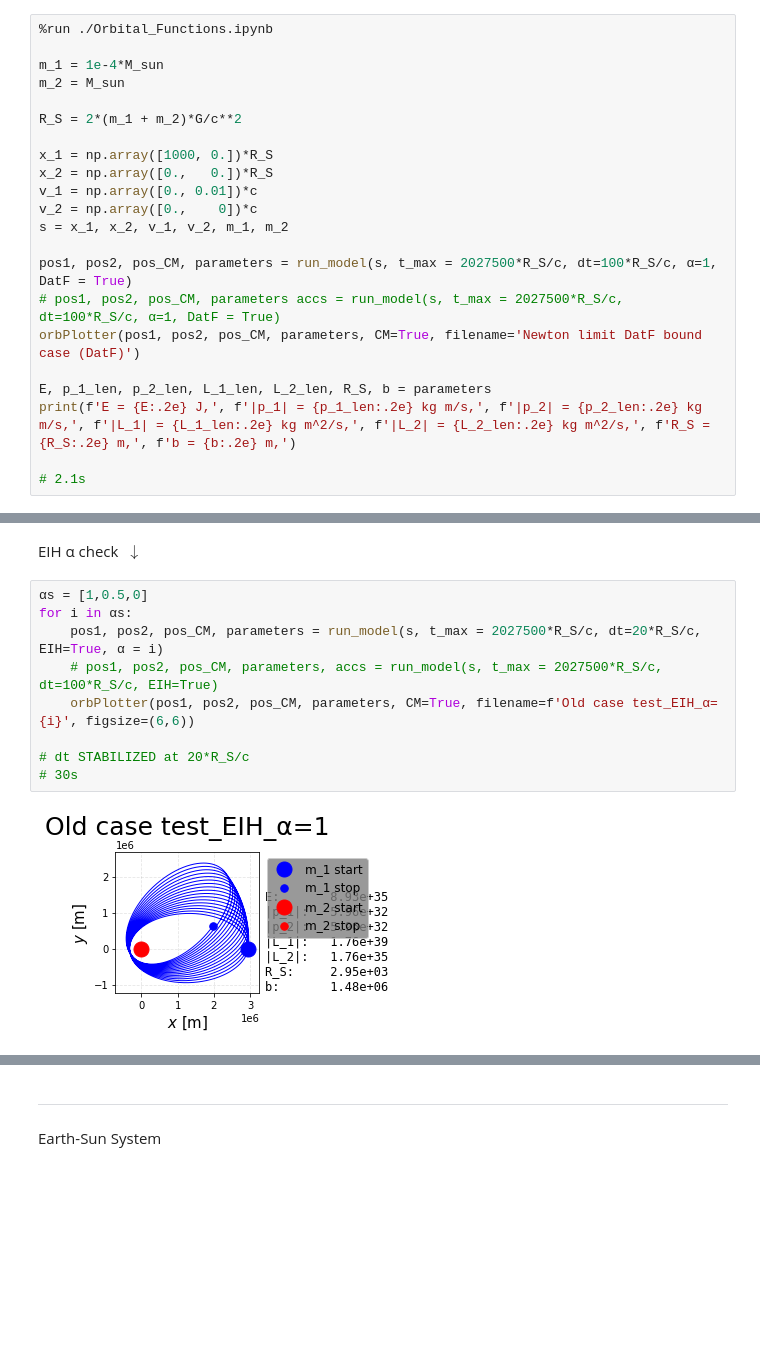
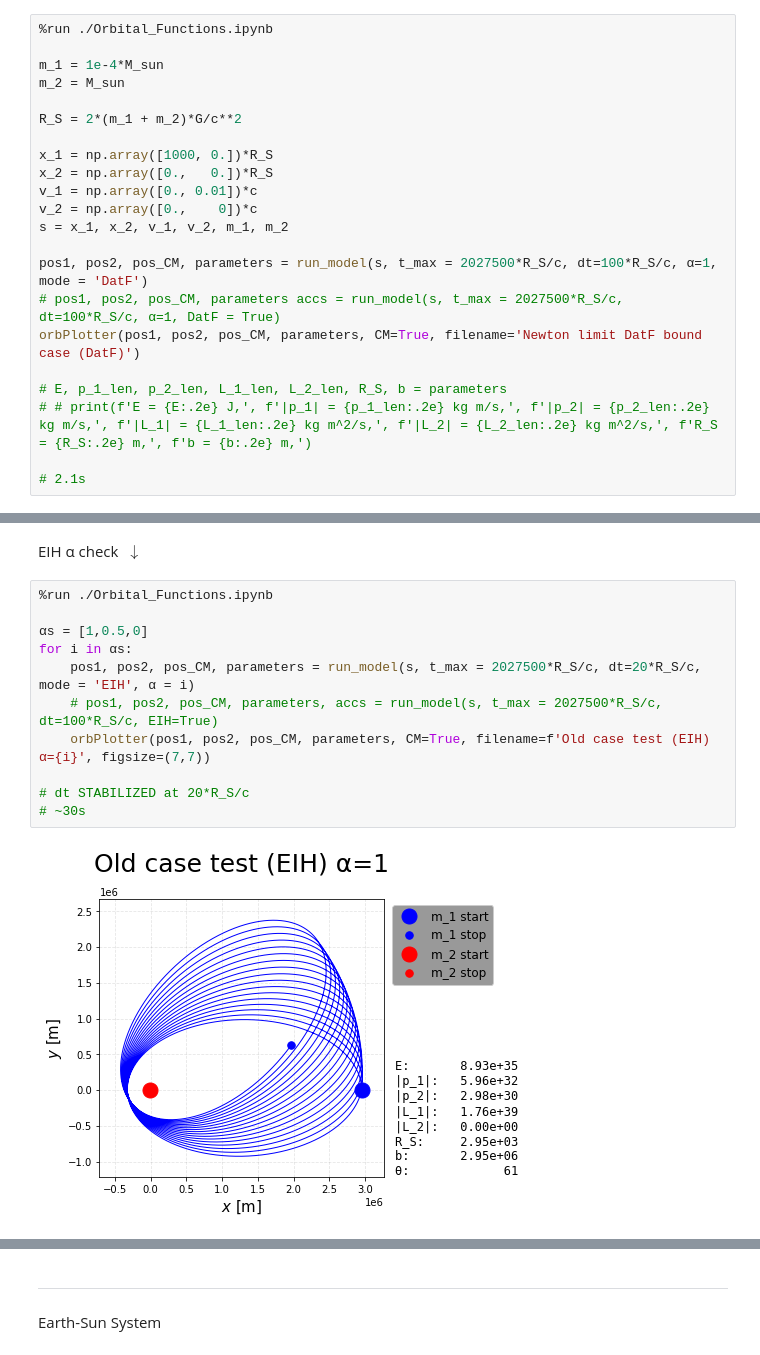
Before and after one commit to carlivas/Binary-Black-Hole-Orbitals, a Jupyter notebook: TWO BODY/(T) TWO BODY CASES.ipynb, the cells around one changed output, grey strips where cells are left out. Cells and saved outputs as stored; diff of their text form; blank space fills up the shorter version.

Commit message:
Made additional cases and fied scattering comparison in (T)

```diff
--- a/TWO BODY/(T) TWO BODY CASES.ipynb
+++ b/TWO BODY/(T) TWO BODY CASES.ipynb
@@ -20,12 +20,12 @@ v_1 = np.array([0., 0.01])*c
 v_2 = np.array([0.,    0])*c
 s = x_1, x_2, v_1, v_2, m_1, m_2
 
-pos1, pos2, pos_CM, parameters = run_model(s, t_max = 2027500*R_S/c, dt=100*R_S/c, α=1, DatF = True)
+pos1, pos2, pos_CM, parameters = run_model(s, t_max = 2027500*R_S/c, dt=100*R_S/c, α=1, mode = 'DatF')
 # pos1, pos2, pos_CM, parameters accs = run_model(s, t_max = 2027500*R_S/c, dt=100*R_S/c, α=1, DatF = True)
 orbPlotter(pos1, pos2, pos_CM, parameters, CM=True, filename='Newton limit DatF bound case (DatF)')
 
-E, p_1_len, p_2_len, L_1_len, L_2_len, R_S, b = parameters
-print(f'E = {E:.2e} J,', f'|p_1| = {p_1_len:.2e} kg m/s,', f'|p_2| = {p_2_len:.2e} kg m/s,', f'|L_1| = {L_1_len:.2e} kg m^2/s,', f'|L_2| = {L_2_len:.2e} kg m^2/s,', f'R_S = {R_S:.2e} m,', f'b = {b:.2e} m,')
+# E, p_1_len, p_2_len, L_1_len, L_2_len, R_S, b = parameters
+# # print(f'E = {E:.2e} J,', f'|p_1| = {p_1_len:.2e} kg m/s,', f'|p_2| = {p_2_len:.2e} kg m/s,', f'|L_1| = {L_1_len:.2e} kg m^2/s,', f'|L_2| = {L_2_len:.2e} kg m^2/s,', f'R_S = {R_S:.2e} m,', f'b = {b:.2e} m,')
 
 # 2.1s
 # %% [output]
@@ -34,13 +33,15 @@ E = 8.93e+35 J, |p_1| = 5.96e+32 kg m/s, |p_2| = 5.96e+32 kg m/s, |L_1| = 1.76e+
 # %% [markdown]
 EIH α check $\ \downarrow$
 # %%
+%run ./Orbital_Functions.ipynb
+
 αs = [1,0.5,0]
 for i in αs:
-    pos1, pos2, pos_CM, parameters = run_model(s, t_max = 2027500*R_S/c, dt=20*R_S/c, EIH=True, α = i)
+    pos1, pos2, pos_CM, parameters = run_model(s, t_max = 2027500*R_S/c, dt=20*R_S/c, mode = 'EIH', α = i)
     # pos1, pos2, pos_CM, parameters, accs = run_model(s, t_max = 2027500*R_S/c, dt=100*R_S/c, EIH=True)
-    orbPlotter(pos1, pos2, pos_CM, parameters, CM=True, filename=f'Old case test_EIH_α={i}', figsize=(6,6))
+    orbPlotter(pos1, pos2, pos_CM, parameters, CM=True, filename=f'Old case test (EIH) α={i}', figsize=(7,7))
 
 # dt STABILIZED at 20*R_S/c
-# 30s
+# ~30s
 # %% [output]
-[figure, old version]
+[figure, new version]
```
Also changed, not shown: parts of 28 cells of this notebook, 5 other files.
